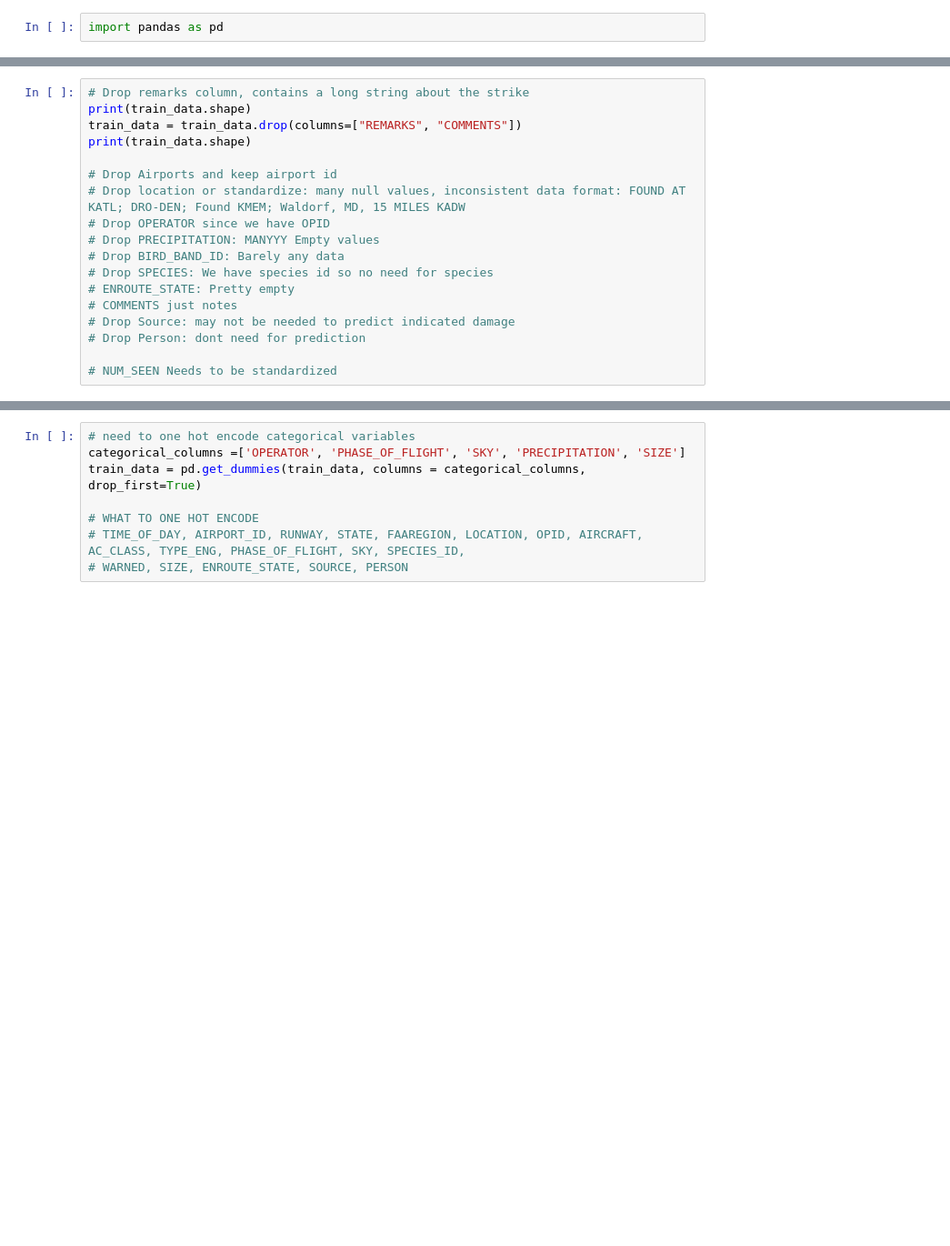
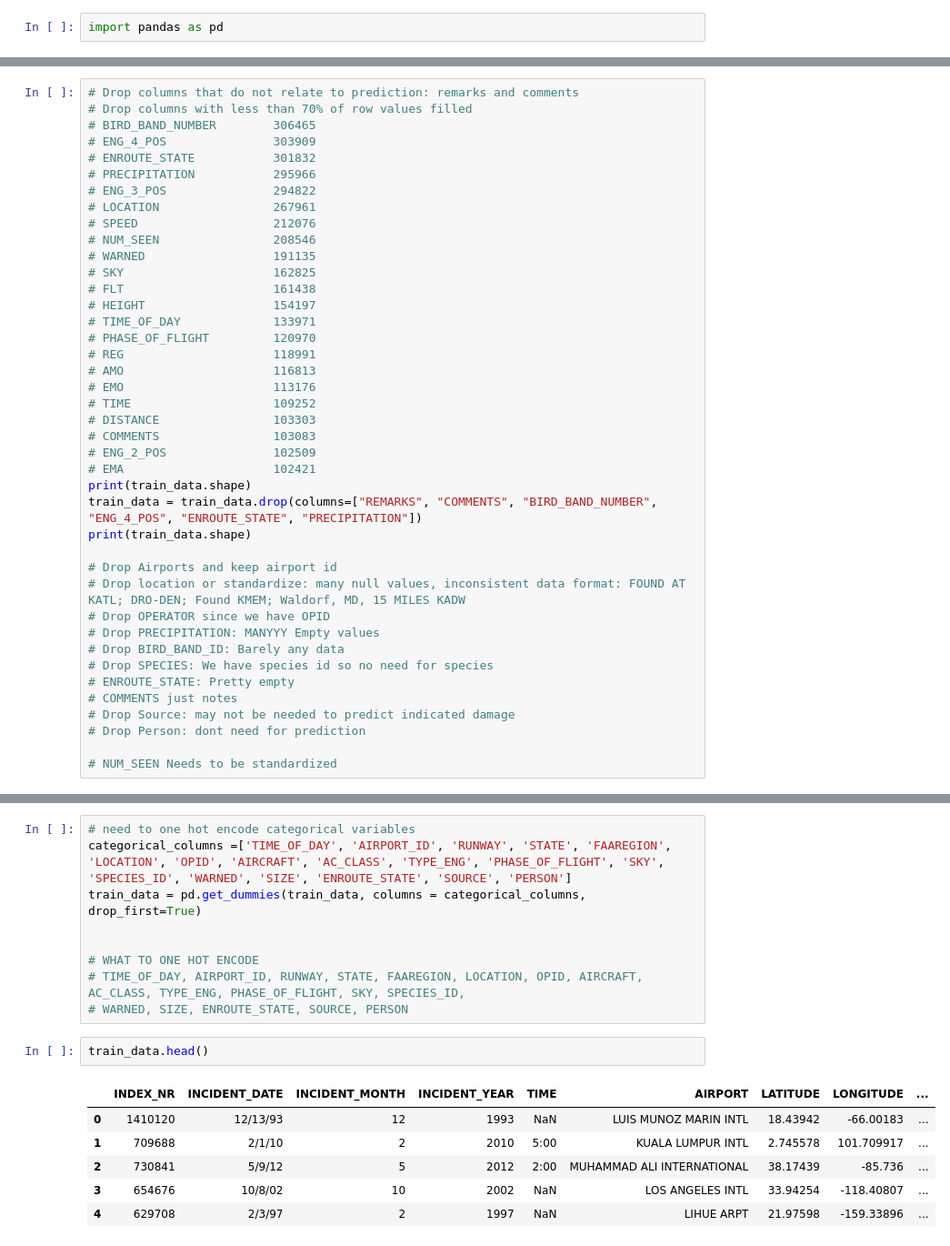
Before and after one commit to Brianna-Flo/CS-363M-Final-Project, a Jupyter notebook: final_project.ipynb, the cells around one changed output, grey strips where cells are left out. Shown at 91% size. Drawn from its saved outputs; the diff is of its cells as text; blank space fills up the shorter version.

Commit message:
this commit will do more data exploration and determine cutoff for missing values

```diff
--- a/final_project.ipynb
+++ b/final_project.ipynb
@@ -26,7 +87,30 @@ train_data.drop_duplicates()
 # %%
-# Drop remarks column, contains a long string about the strike
+# Drop columns that do not relate to prediction: remarks and comments
+# Drop columns with less than 70% of row values filled
+# BIRD_BAND_NUMBER        306465
+# ENG_4_POS               303909
+# ENROUTE_STATE           301832
+# PRECIPITATION           295966
+# ENG_3_POS               294822
+# LOCATION                267961
+# SPEED                   212076
+# NUM_SEEN                208546
+# WARNED                  191135
+# SKY                     162825
+# FLT                     161438
+# HEIGHT                  154197
+# TIME_OF_DAY             133971
+# PHASE_OF_FLIGHT         120970
+# REG                     118991
+# AMO                     116813
+# EMO                     113176
+# TIME                    109252
+# DISTANCE                103303
+# COMMENTS                103083
+# ENG_2_POS               102509
+# EMA                     102421
 print(train_data.shape)
-train_data = train_data.drop(columns=["REMARKS", "COMMENTS"])
+train_data = train_data.drop(columns=["REMARKS", "COMMENTS", "BIRD_BAND_NUMBER", "ENG_4_POS", "ENROUTE_STATE", "PRECIPITATION"])
 print(train_data.shape)
 
 # Drop Airports and keep airport id
@@ -48,8 +148,18 @@ print("Missing columns:", missing)
 # %%
 # need to one hot encode categorical variables
-categorical_columns =['OPERATOR', 'PHASE_OF_FLIGHT', 'SKY', 'PRECIPITATION', 'SIZE']
+categorical_columns =['TIME_OF_DAY', 'AIRPORT_ID', 'RUNWAY', 'STATE', 'FAAREGION', 'LOCATION', 'OPID', 'AIRCRAFT', 'AC_CLASS', 'TYPE_ENG', 'PHASE_OF_FLIGHT', 'SKY', 'SPECIES_ID', 'WARNED', 'SIZE', 'ENROUTE_STATE', 'SOURCE', 'PERSON']
 train_data = pd.get_dummies(train_data, columns = categorical_columns, drop_first=True)
+
 
 # WHAT TO ONE HOT ENCODE
 # TIME_OF_DAY, AIRPORT_ID, RUNWAY, STATE, FAAREGION, LOCATION, OPID, AIRCRAFT, AC_CLASS, TYPE_ENG, PHASE_OF_FLIGHT, SKY, SPECIES_ID,
 # WARNED, SIZE, ENROUTE_STATE, SOURCE, PERSON
+# %%
+train_data.head()
+# %% [output]
+|  | INDEX_NR | INCIDENT_DATE | INCIDENT_MONTH | INCIDENT_YEAR | TIME | AIRPORT | LATITUDE | LONGITUDE | ... |
+| 0 | 1410120 | 12/13/93 | 12 | 1993 | NaN | LUIS MUNOZ MARIN INTL | 18.43942 | -66.00183 | ... |
+| 1 | 709688 | 2/1/10 | 2 | 2010 | 5:00 | KUALA LUMPUR INTL | 2.745578 | 101.709917 | ... |
+| 2 | 730841 | 5/9/12 | 5 | 2012 | 2:00 | MUHAMMAD ALI INTERNATIONAL | 38.17439 | -85.736 | ... |
+| 3 | 654676 | 10/8/02 | 10 | 2002 | NaN | LOS ANGELES INTL | 33.94254 | -118.40807 | ... |
+| 4 | 629708 | 2/3/97 | 2 | 1997 | NaN | LIHUE ARPT | 21.97598 | -159.33896 | ... |
```
Also changed, not shown: parts of 7 cells of this notebook.
